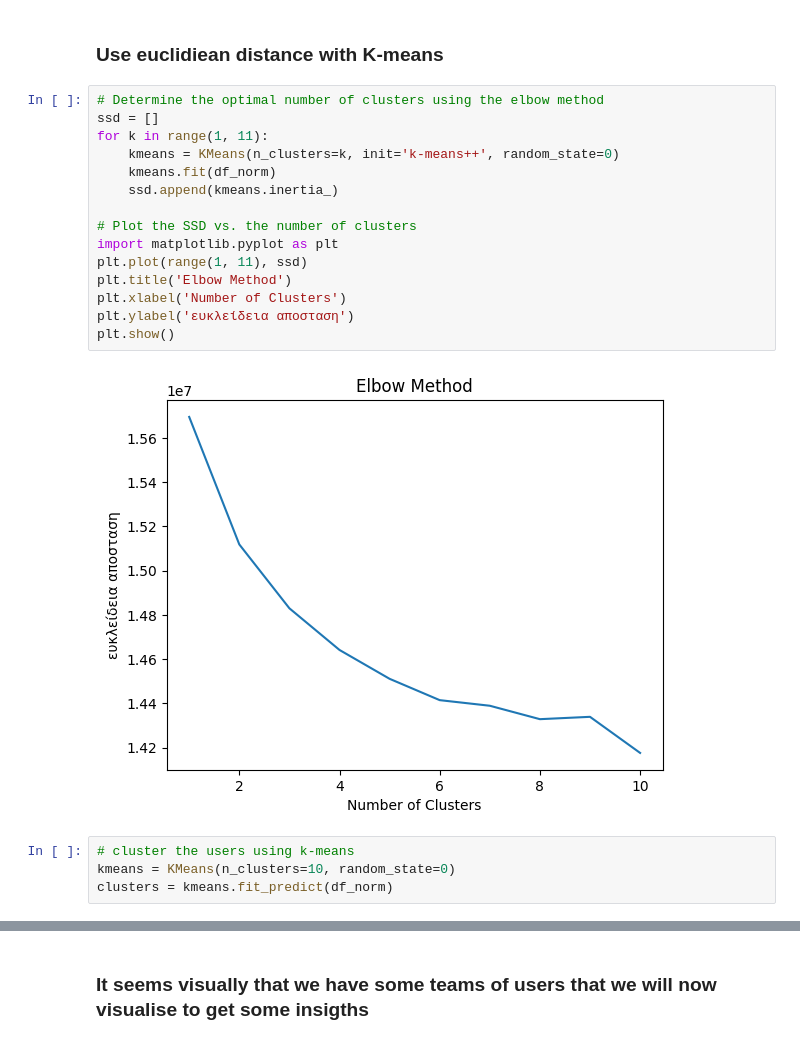
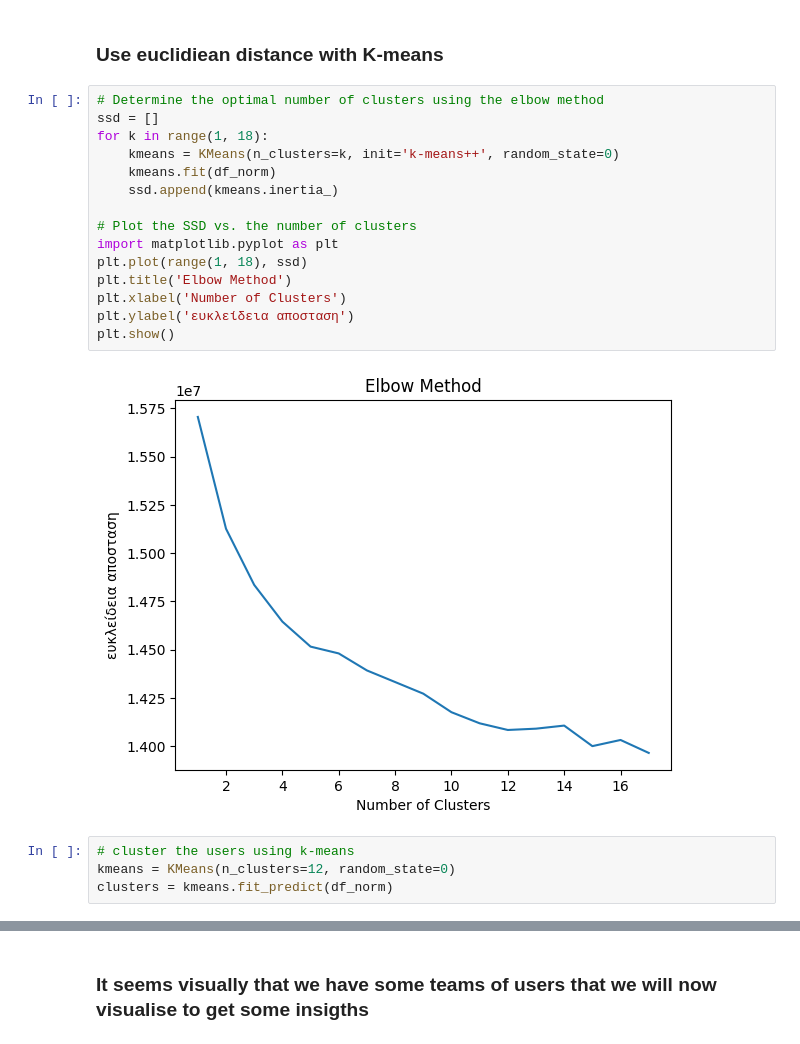
Before and after one commit to Panoskontos/Movie_reccomendation, a Jupyter notebook: main.ipynb, the cells around one changed output, grey strips where cells are left out. Drawn from its saved outputs; the diff is of its cells as text.

```diff
--- a/main.ipynb
+++ b/main.ipynb
@@ -286,23 +286,23 @@ df_norm = R
 # %%
 # Determine the optimal number of clusters using the elbow method
 ssd = []
-for k in range(1, 11):
+for k in range(1, 18):
     kmeans = KMeans(n_clusters=k, init='k-means++', random_state=0)
     kmeans.fit(df_norm)
     ssd.append(kmeans.inertia_)
 
 # Plot the SSD vs. the number of clusters
 import matplotlib.pyplot as plt
-plt.plot(range(1, 11), ssd)
+plt.plot(range(1, 18), ssd)
 plt.title('Elbow Method')
 plt.xlabel('Number of Clusters')
 plt.ylabel('ευκλείδεια αποσταση')
 plt.show()
 # %% [output]
-[figure, old version]
+[figure, new version]
 # %%
 # cluster the users using k-means
-kmeans = KMeans(n_clusters=10, random_state=0)
+kmeans = KMeans(n_clusters=12, random_state=0)
 clusters = kmeans.fit_predict(df_norm)
 # %%
 # add the cluster labels to the dataframe
```
Also changed, not shown: parts of 17 cells of this notebook.
